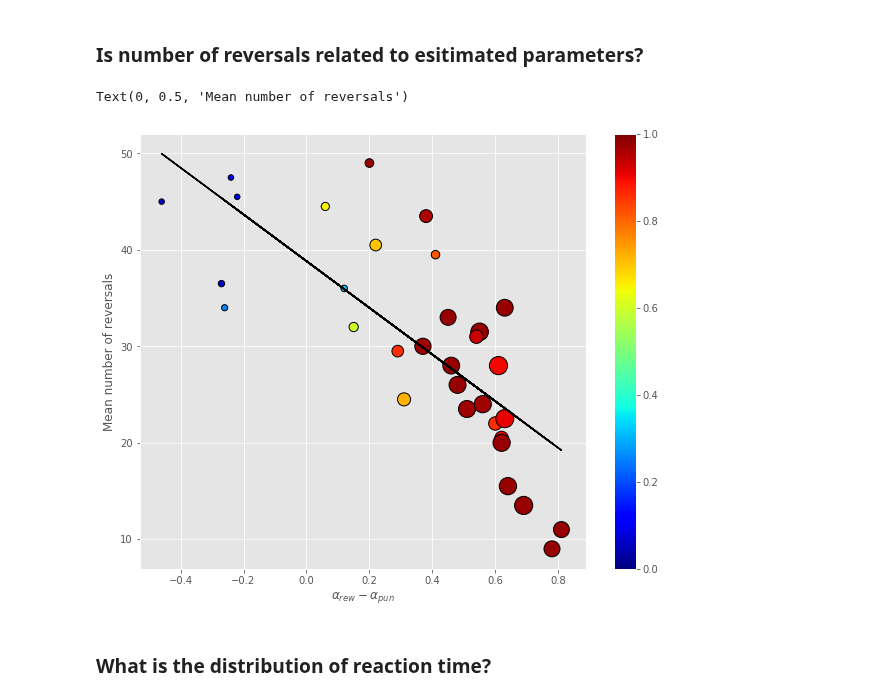
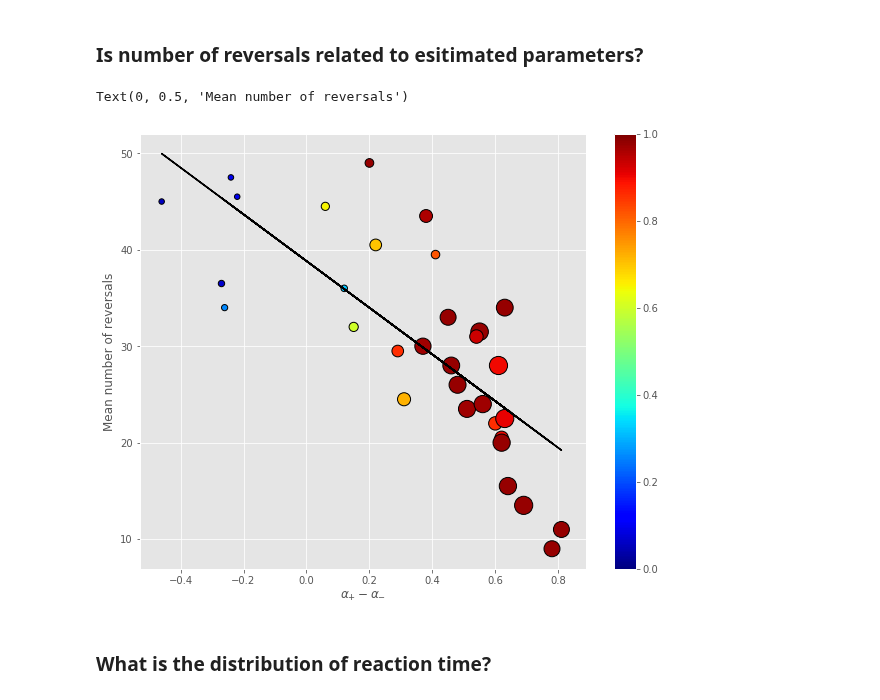
Before and after one commit to kbonna/decidenet, a Jupyter notebook: behavioral_analysis/dn_ba_05_behavioral_metrics.ipynb, the cells around one changed output. Cells and saved outputs as stored; diff of their text form; code cells hidden in the pictures.

```diff
--- a/behavioral_analysis/dn_ba_05_behavioral_metrics.ipynb
+++ b/behavioral_analysis/dn_ba_05_behavioral_metrics.ipynb
@@ -100,24 +100,24 @@ mat = scipy.io.loadmat('matjags-dn/data/pmp_seq.mat', squeeze_me=True)
 # %%
 fig, ax = plt.subplots(figsize=(10, 8))
 
-x = alphas[:,0]-alphas[:,1] # alpha_rew (extreme) - alpha_pun
+x = alphas[:,0]-alphas[:,1] # alpha+ (extreme) - alpha-
 y = np.mean(reversals, axis=1)
 s = 300*(mat['pmp_seq'][2, :] / np.max(mat['pmp_seq'][2, :])) + 30
 c = alphas[:, 0]
 
 
 sc = ax.scatter(
     x, y, s=s, c=c,
     cmap='jet', vmin=0, vmax=1,
     linewidth=1, edgecolor='k',
 )
 cb = plt.colorbar(sc)
 ax.plot(x, np.poly1d(np.polyfit(x, y, 1))(x), 'k')
-ax.set_xlabel(r'$\alpha_{rew} - \alpha_{pun}$')
+ax.set_xlabel(r'$\alpha_{+} - \alpha_{-}$')
 ax.set_ylabel('Mean number of reversals')
 # %% [output]
 Text(0, 0.5, 'Mean number of reversals')
-[figure, old version]
+[figure, new version]
 # %% [markdown]
 ### What is the distribution of reaction time?
 # %%
```
Also changed, not shown: 7 other files.
